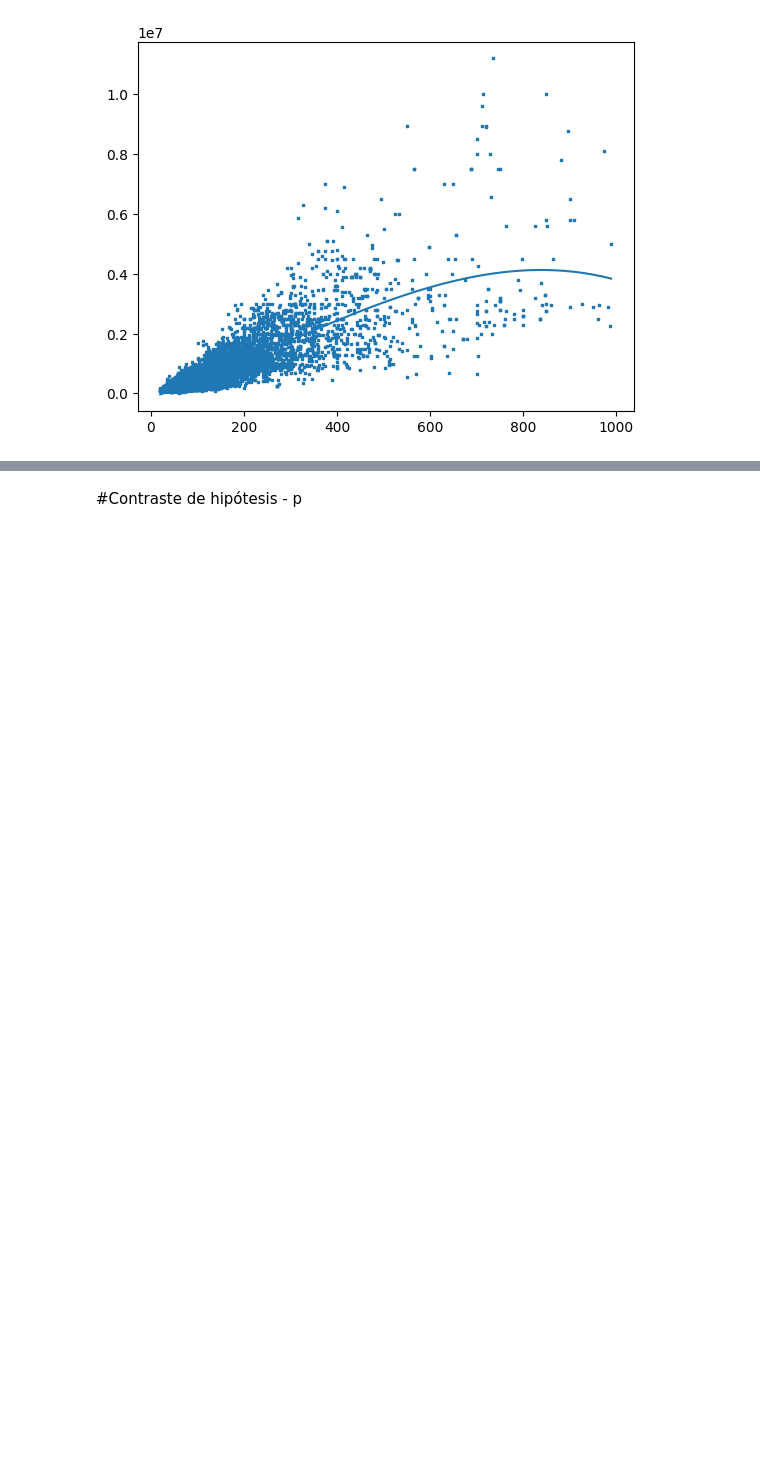
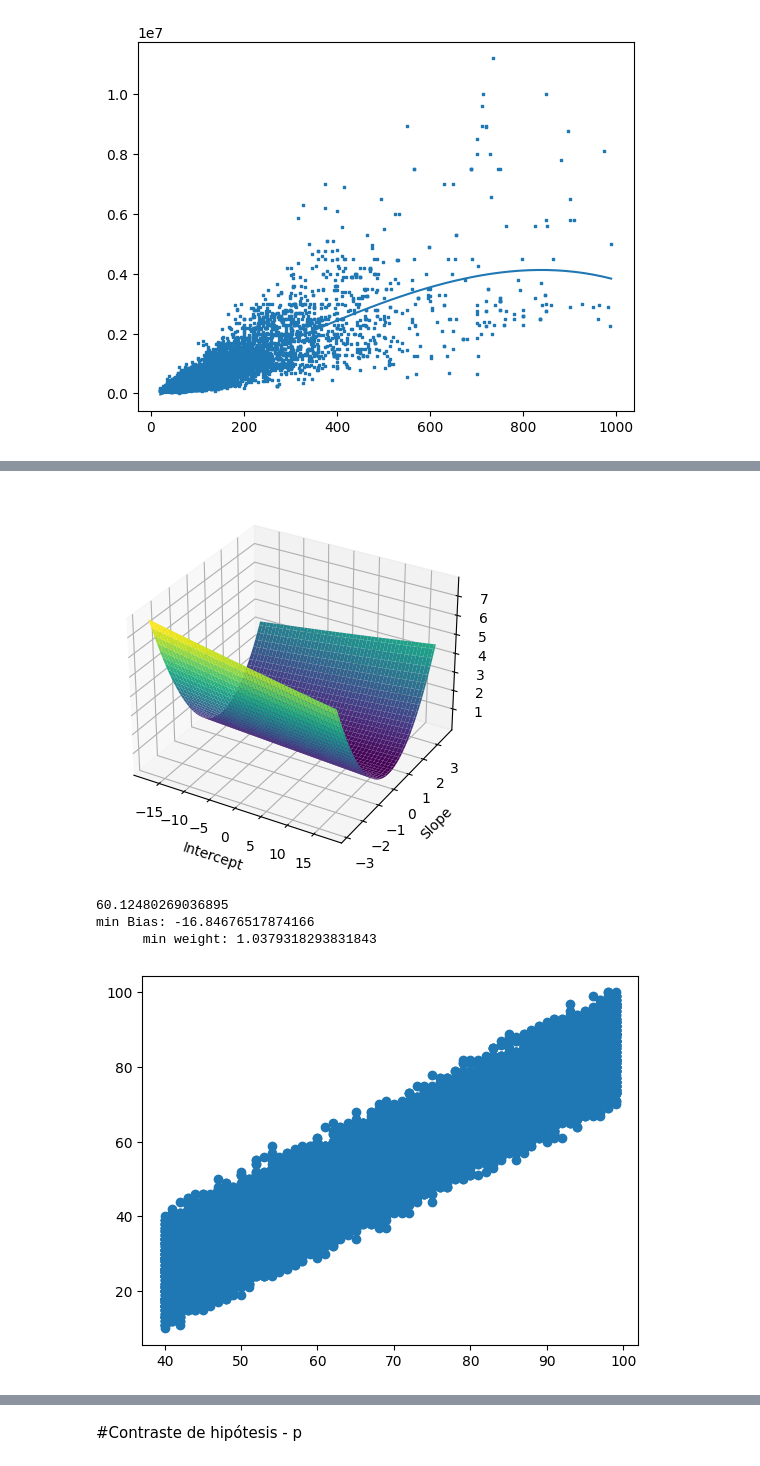
Before and after one commit to IvanInRainbows/NLP, a Jupyter notebook: Estadistica_para_ML.ipynb, the cells around one changed output, grey strips where cells are left out. Saved outputs shown, nothing was run; the diff lists cells and outputs as text; code cells hidden in the pictures; blank space fills up the shorter version.

```diff
--- a/Estadistica_para_ML.ipynb
+++ b/Estadistica_para_ML.ipynb
@@ -411,0 +571,18 @@ plt.scatter(testAge, mymodel(testAge))
+# %%
+#A ver como varia el error en función los parametros en un grafico 3d
+mul_m = 5
+mul_int = 40
+gradient_x = LeastSquaresGradient(multReg['z'], multReg["y"], -mul_int*inter, inter*mul_int, m_z-mul_m*m_z, m_z*mul_m)
+gradient_x.print_3d_graph()
+print(gradient_x.ls.min()/len(multReg['x']))
+print(f"""min Bias: {gradient_x.minInter}
+      min weight: {gradient_x.minSlope}
+      """)
+plt.scatter(multReg['z'], multReg["y"])
+plt.show()
+# %% [output]
+[figure, added]
+60.12480269036895
+min Bias: -16.84676517874166
+      min weight: 1.0379318293831843
+[figure, added]
```
Also changed, not shown: parts of 26 cells of this notebook, 7 other files.
